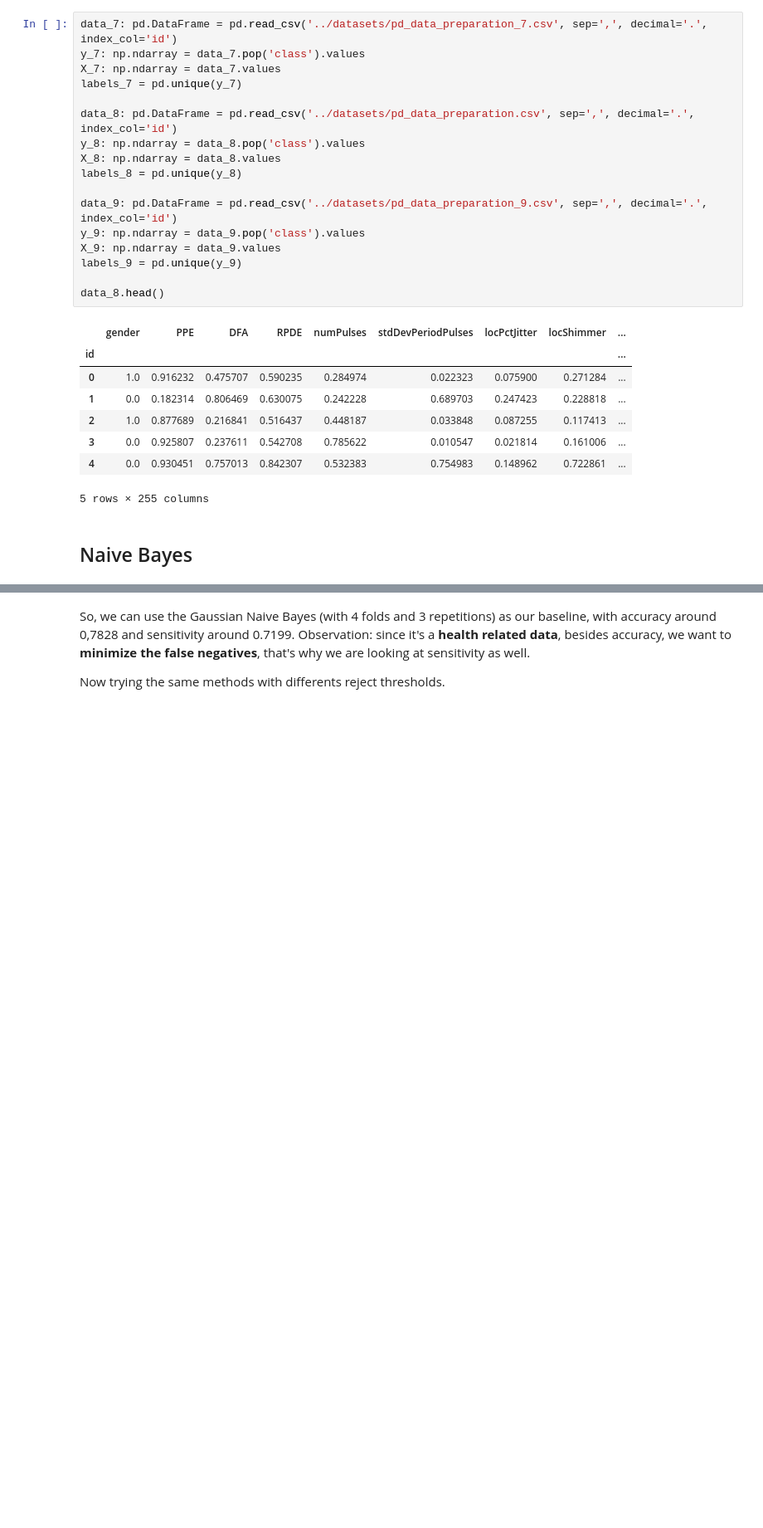
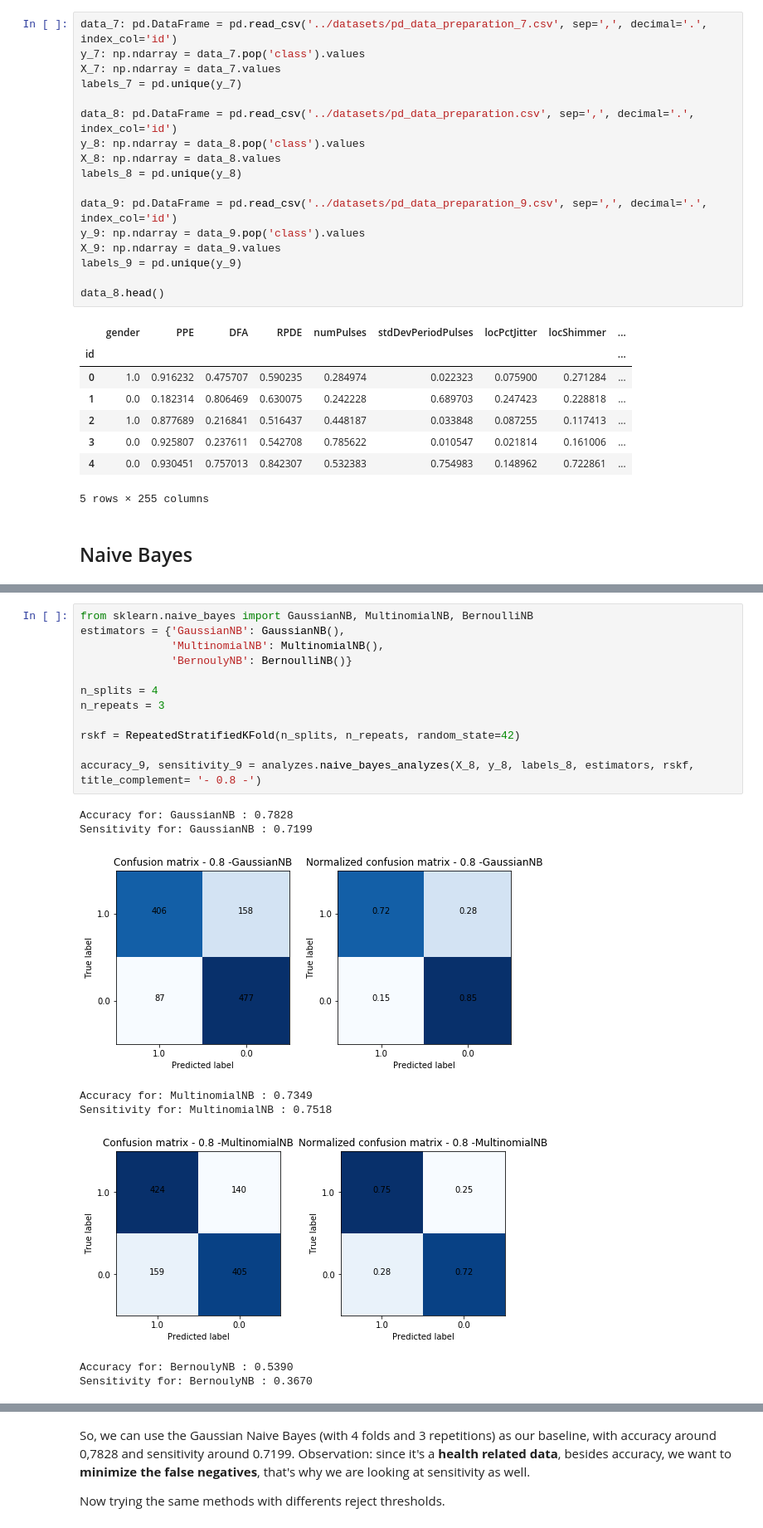
Before and after one commit to RenanNunes/Data_Science_Project_IST, a Jupyter notebook: parkinson_diasease/03_Naive_Bayes_and_KNN.ipynb, the cells around one changed output, grey strips where cells are left out. Shown at 83% size. Saved outputs shown, nothing was run; the diff lists cells and outputs as text; blank space fills up the shorter version.

```diff
--- a/parkinson_diasease/03_Naive_Bayes_and_KNN.ipynb
+++ b/parkinson_diasease/03_Naive_Bayes_and_KNN.ipynb
@@ -97,0 +48,21 @@ Sensitivity for: BernoulyNB : 0.3670
+# %%
+from sklearn.naive_bayes import GaussianNB, MultinomialNB, BernoulliNB
+estimators = {'GaussianNB': GaussianNB(),
+              'MultinomialNB': MultinomialNB(),
+              'BernoulyNB': BernoulliNB()}
+
+n_splits = 4
+n_repeats = 3
+
+rskf = RepeatedStratifiedKFold(n_splits, n_repeats, random_state=42)
+
+accuracy_9, sensitivity_9 = analyzes.naive_bayes_analyzes(X_8, y_8, labels_8, estimators, rskf, title_complement= '- 0.8 -')
+# %% [output]
+Accuracy for: GaussianNB : 0.7828
+Sensitivity for: GaussianNB : 0.7199
+[figure, added]
+Accuracy for: MultinomialNB : 0.7349
+Sensitivity for: MultinomialNB : 0.7518
+[figure, added]
+Accuracy for: BernoulyNB : 0.5390
+Sensitivity for: BernoulyNB : 0.3670
```
Also changed, not shown: parts of 15 cells of this notebook, 2 other files.
